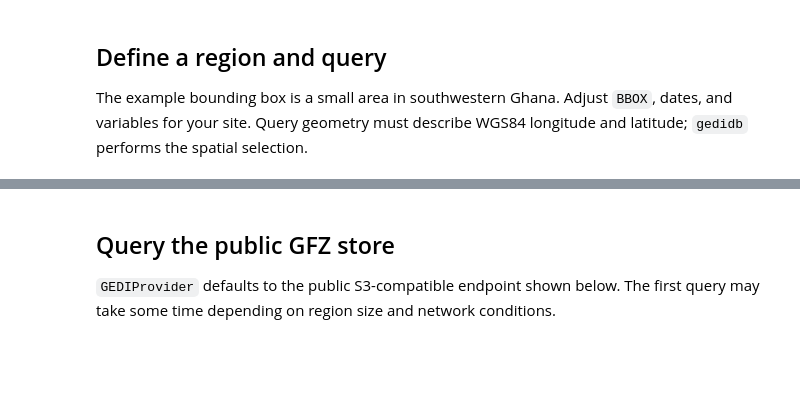
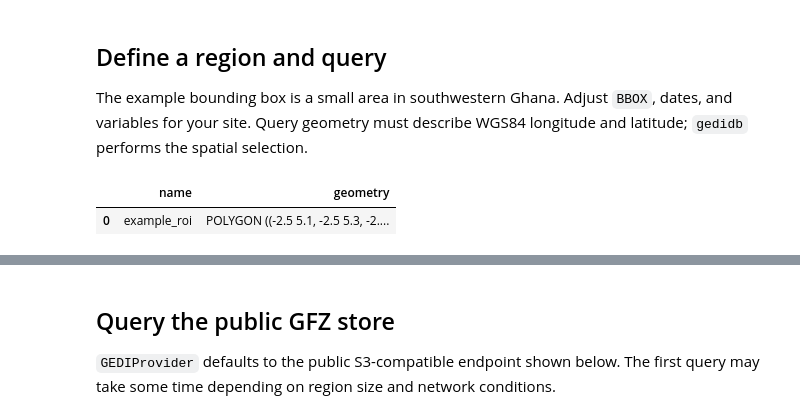
Before and after one commit to BioPAL/biomass-hackathon-2026, a Jupyter notebook: topics/04-3D-TOMO-CANOPY-VISUALIZER/tomo-canopy/examples/gedi_provider.ipynb, the cells around one changed output, grey strips where cells are left out. Drawn from its saved outputs; the diff is of its cells as text; code cells hidden in the pictures; blank space fills up the shorter version.

```diff
--- a/topics/04-3D-TOMO-CANOPY-VISUALIZER/tomo-canopy/examples/gedi_provider.ipynb
+++ b/topics/04-3D-TOMO-CANOPY-VISUALIZER/tomo-canopy/examples/gedi_provider.ipynb
@@ -21,16 +21,19 @@ from tomo_canopy.types import DataLayer, GeometryType, Modality
 The example bounding box is a small area in southwestern Ghana. Adjust `BBOX`, dates, and variables for your site. Query geometry must describe WGS84 longitude and latitude; `gedidb` performs the spatial selection.
 # %%
 BBOX = (-2.70, 5.10, -2.50, 5.30)  # west, south, east, north
-START_TIME = "2018-01-01"
+START_TIME = "2019-01-01"
 END_TIME = "2024-07-25"
 VARIABLES = ["agbd", "rh"]
 
 region = gpd.GeoDataFrame(
     {"name": ["example_roi"]},
     geometry=[box(*BBOX)],
     crs="EPSG:4326",
 )
 region
+# %% [output]
+|  | name | geometry |
+| 0 | example_roi | POLYGON ((-2.5 5.1, -2.5 5.3, -2.... |
 # %%
 ax = region.boundary.plot(figsize=(6, 5), color="black")
 ax.set(xlabel="Longitude", ylabel="Latitude", title="GEDI query region")
```
Also changed, not shown: parts of 6 cells of this notebook, 7 other files.
